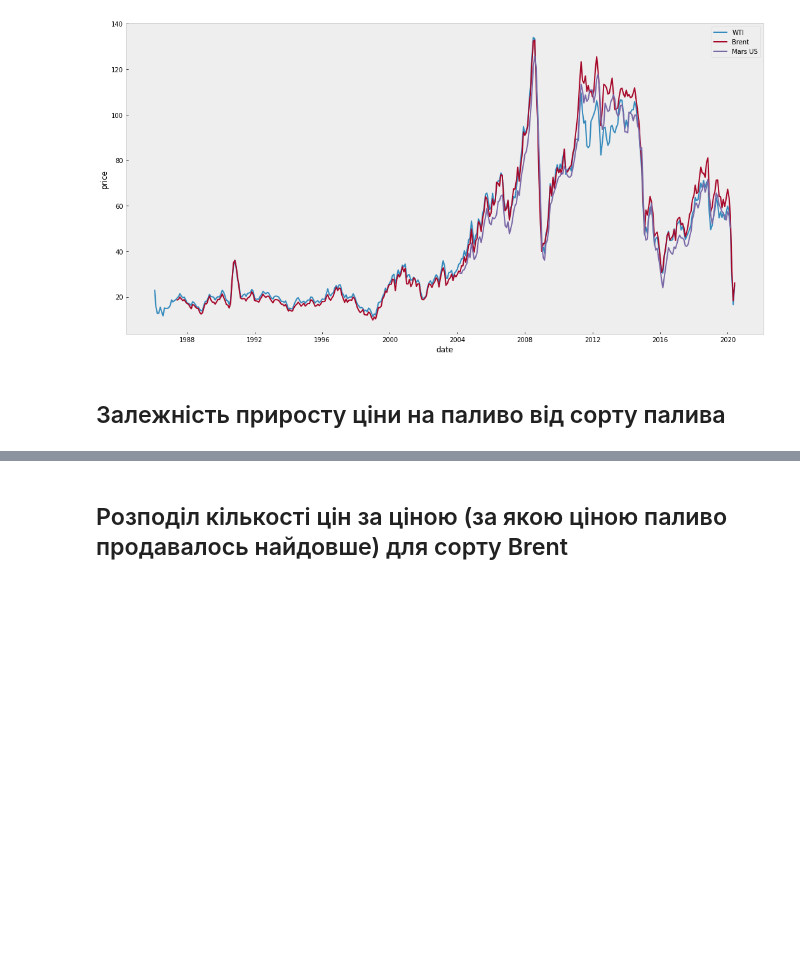
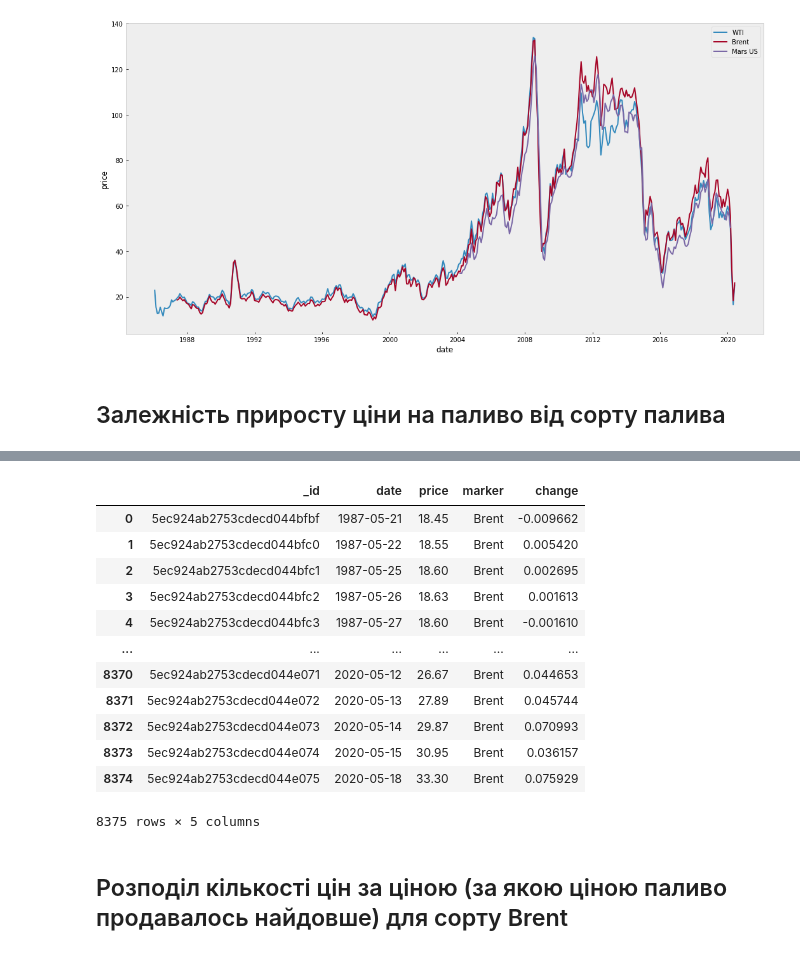
Before and after one commit to mihamor/db_course_work, a Jupyter notebook: Notebook.ipynb, the cells around one changed output, grey strips where cells are left out. Cells and saved outputs as stored; diff of their text form; code cells hidden in the pictures; blank space fills up the shorter version.

```diff
--- a/Notebook.ipynb
+++ b/Notebook.ipynb
@@ -60,3 +60,19 @@ df=pd.DataFrame(list(db.find({'marker': {'$eq': 'Brent'}})))
+# %%
+df.head(16000)
+# %% [output]
+|  | _id | date | price | marker | change |
+| 0 | 5ec924ab2753cdecd044bfbf | 1987-05-21 | 18.45 | Brent | -0.009662 |
+| 1 | 5ec924ab2753cdecd044bfc0 | 1987-05-22 | 18.55 | Brent | 0.005420 |
+| 2 | 5ec924ab2753cdecd044bfc1 | 1987-05-25 | 18.60 | Brent | 0.002695 |
+| 3 | 5ec924ab2753cdecd044bfc2 | 1987-05-26 | 18.63 | Brent | 0.001613 |
+| 4 | 5ec924ab2753cdecd044bfc3 | 1987-05-27 | 18.60 | Brent | -0.001610 |
+| ... | ... | ... | ... | ... | ... |
+| 8370 | 5ec924ab2753cdecd044e071 | 2020-05-12 | 26.67 | Brent | 0.044653 |
+| 8371 | 5ec924ab2753cdecd044e072 | 2020-05-13 | 27.89 | Brent | 0.045744 |
+| 8372 | 5ec924ab2753cdecd044e073 | 2020-05-14 | 29.87 | Brent | 0.070993 |
+| 8373 | 5ec924ab2753cdecd044e074 | 2020-05-15 | 30.95 | Brent | 0.036157 |
+| 8374 | 5ec924ab2753cdecd044e075 | 2020-05-18 | 33.30 | Brent | 0.075929 |
+8375 rows × 5 columns
 # %% [markdown]
 ## Розподіл кількості цін за ціною (за якою ціною паливо продавалось найдовше) для сорту Brent
 # %%
```
Also changed, not shown: parts of 5 cells of this notebook, 10 other files.
